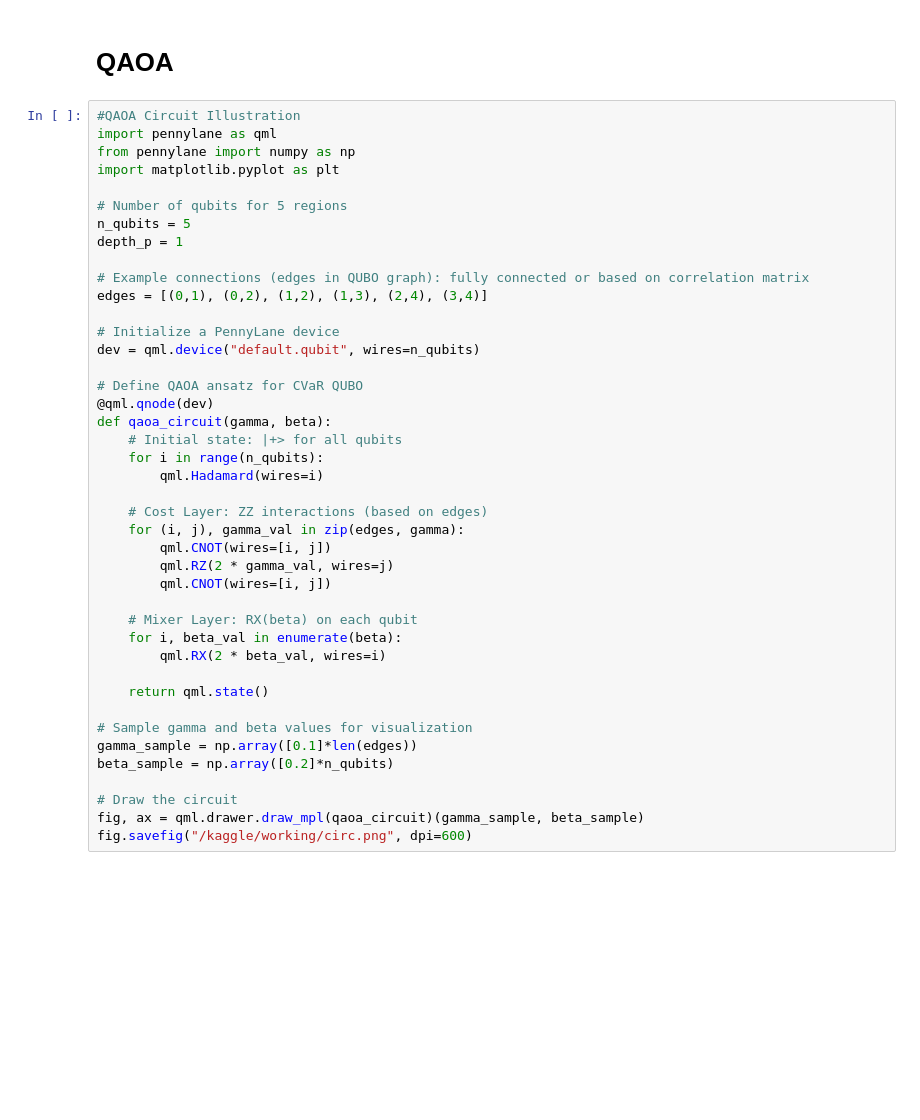
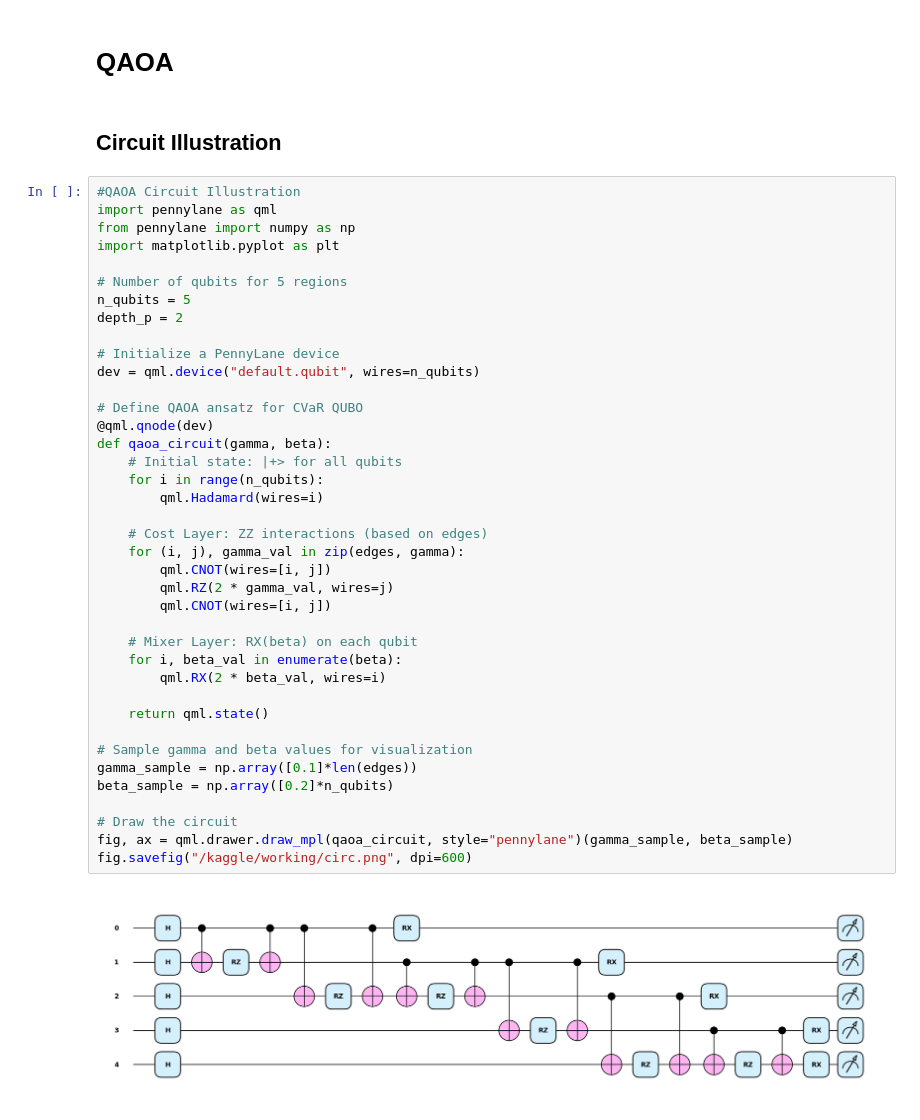
Before and after one commit to Sabarikirishwaran/DelphiQ, a Jupyter notebook: qic-wbc.ipynb, the cells around one changed output. Drawn from its saved outputs; the diff is of its cells as text; blank space fills up the shorter version.

```diff
--- a/qic-wbc.ipynb
+++ b/qic-wbc.ipynb
@@ -554,5 +1000,7 @@ Trainable parameters: 168
 # %% [markdown]
 # QAOA
+# %% [markdown]
+## Circuit Illustration
 # %%
 #QAOA Circuit Illustration
 import pennylane as qml
@@ -561,37 +1009,36 @@ import matplotlib.pyplot as plt
 
 # Number of qubits for 5 regions
 n_qubits = 5
-depth_p = 1
-
-# Example connections (edges in QUBO graph): fully connected or based on correlation matrix
-edges = [(0,1), (0,2), (1,2), (1,3), (2,4), (3,4)]
+depth_p = 2
 
 # Initialize a PennyLane device
 dev = qml.device("default.qubit", wires=n_qubits)
 
 # Define QAOA ansatz for CVaR QUBO
 @qml.qnode(dev)
 def qaoa_circuit(gamma, beta):
     # Initial state: |+> for all qubits
     for i in range(n_qubits):
         qml.Hadamard(wires=i)
 
     # Cost Layer: ZZ interactions (based on edges)
     for (i, j), gamma_val in zip(edges, gamma):
         qml.CNOT(wires=[i, j])
         qml.RZ(2 * gamma_val, wires=j)
         qml.CNOT(wires=[i, j])
 
     # Mixer Layer: RX(beta) on each qubit
     for i, beta_val in enumerate(beta):
         qml.RX(2 * beta_val, wires=i)
 
     return qml.state()
 
 # Sample gamma and beta values for visualization
 gamma_sample = np.array([0.1]*len(edges))
 beta_sample = np.array([0.2]*n_qubits)
 
 # Draw the circuit
-fig, ax = qml.drawer.draw_mpl(qaoa_circuit)(gamma_sample, beta_sample)
+fig, ax = qml.drawer.draw_mpl(qaoa_circuit, style="pennylane")(gamma_sample, beta_sample)
 fig.savefig("/kaggle/working/circ.png", dpi=600)
+# %% [output]
+[figure, added]
```
Also changed, not shown: parts of 21 cells of this notebook.
